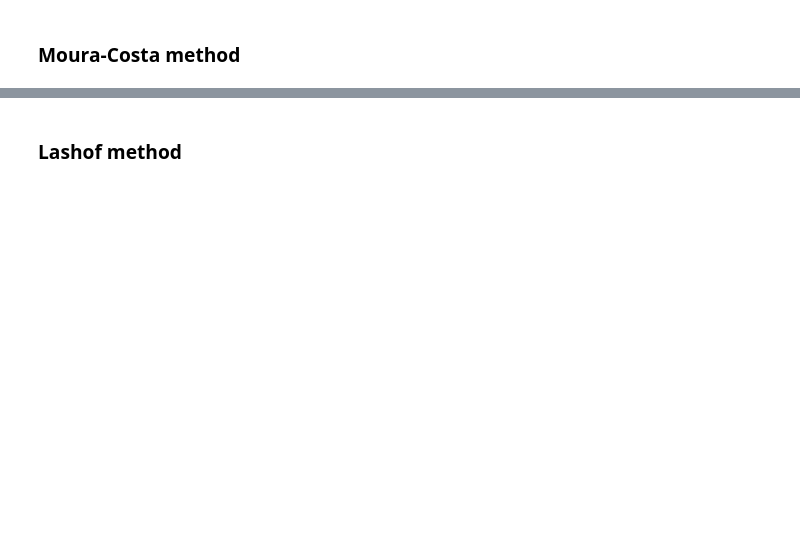
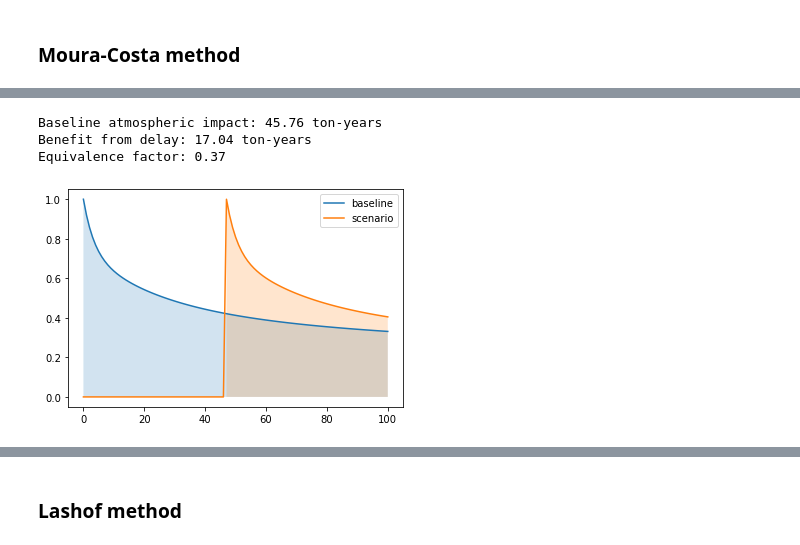
Before and after one commit to carbonplan/notebooks, a Jupyter notebook: ton-year/ton-year.ipynb, the cells around one changed output, grey strips where cells are left out. Drawn from its saved outputs; the diff is of its cells as text; code cells hidden in the pictures; blank space fills up the shorter version.

```diff
--- a/ton-year/ton-year.ipynb
+++ b/ton-year/ton-year.ipynb
@@ -143,0 +178,50 @@ Permanent-equivalent achieved: 1.01
+# %%
+def ipcc(time_horizon, baseline, delay, scale=1, discount_rate=0):
+    t = np.arange(time_horizon+1)
+    baseline_unscaled = baseline[0:time_horizon+1]
+    scenario = [0]*(delay+1) + baseline_unscaled[0:(time_horizon-(delay))]
+    baseline = [b*scale for b in baseline_unscaled]
+    scenario = [s*scale for s in scenario]
+    if time_horizon < delay:
+        scenario = scenario[:time_horizon+1]
+    benefit = np.trapz(baseline) - np.trapz(scenario[delay+1:])
+    baseline_atm_impact = np.trapz(baseline_unscaled)
+    equivalence_factor = benefit / baseline_atm_impact
+
+    baseline_unscaled_discounted = discount(discount_rate, baseline_unscaled)
+    baseline_discounted = discount(discount_rate, baseline)
+    scenario_discounted = discount(discount_rate, scenario)
+    benefit_discounted = np.trapz(baseline_discounted) - np.trapz(scenario_discounted[delay+1:])
+    baseline_atm_impact_discounted = np.trapz(baseline_unscaled_discounted)
+    equivalence_factor_discounted = benefit_discounted / baseline_atm_impact_discounted
+
+    return {'t': t,
+            'delay': delay,
+            'discount_rate': discount_rate,
+            'baseline': baseline,
+            'baseline_discounted': baseline_discounted,
+            'baseline_atm_impact': baseline_atm_impact,
+            'baseline_atm_impact_discounted': baseline_atm_impact_discounted,
+            'scenario': scenario,
+            'scenario_discounted': scenario_discounted,
+            'benefit': benefit,
+            'benefit_discounted': benefit_discounted,
+            'equivalence_factor': equivalence_factor,
+            'equivalence_factor_discounted': equivalence_factor_discounted
+           }
+# %%
+time_horizon = 100
+delay = 46
+baseline = ipcc_2000
+scale = 1
+discount_rate = 0.0
+
+i = ipcc(time_horizon, baseline, delay, scale, discount_rate)
+print_benefit_report(i, plot=True)
+plot = plt.fill_between(i['t'], i['baseline'], alpha=0.2)
+plot = plt.fill_between(i['t'], i['scenario'], where=(i['t']>=delay+1), alpha=0.2)
+# %% [output]
+Baseline atmospheric impact: 45.76 ton-years
+Benefit from delay: 17.04 ton-years
+Equivalence factor: 0.37
+[figure, added]
```
Also changed, not shown: parts of 49 cells of this notebook.
